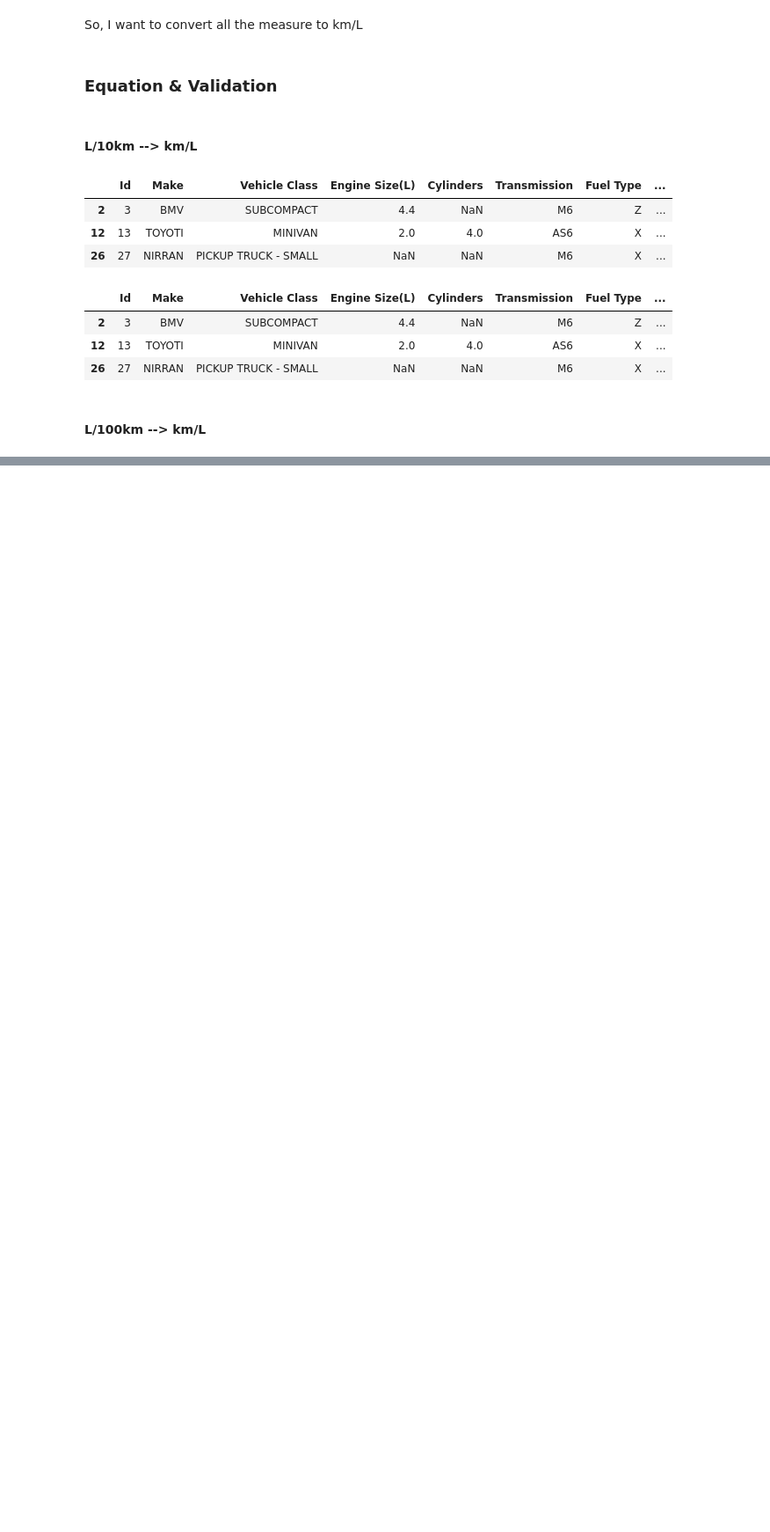
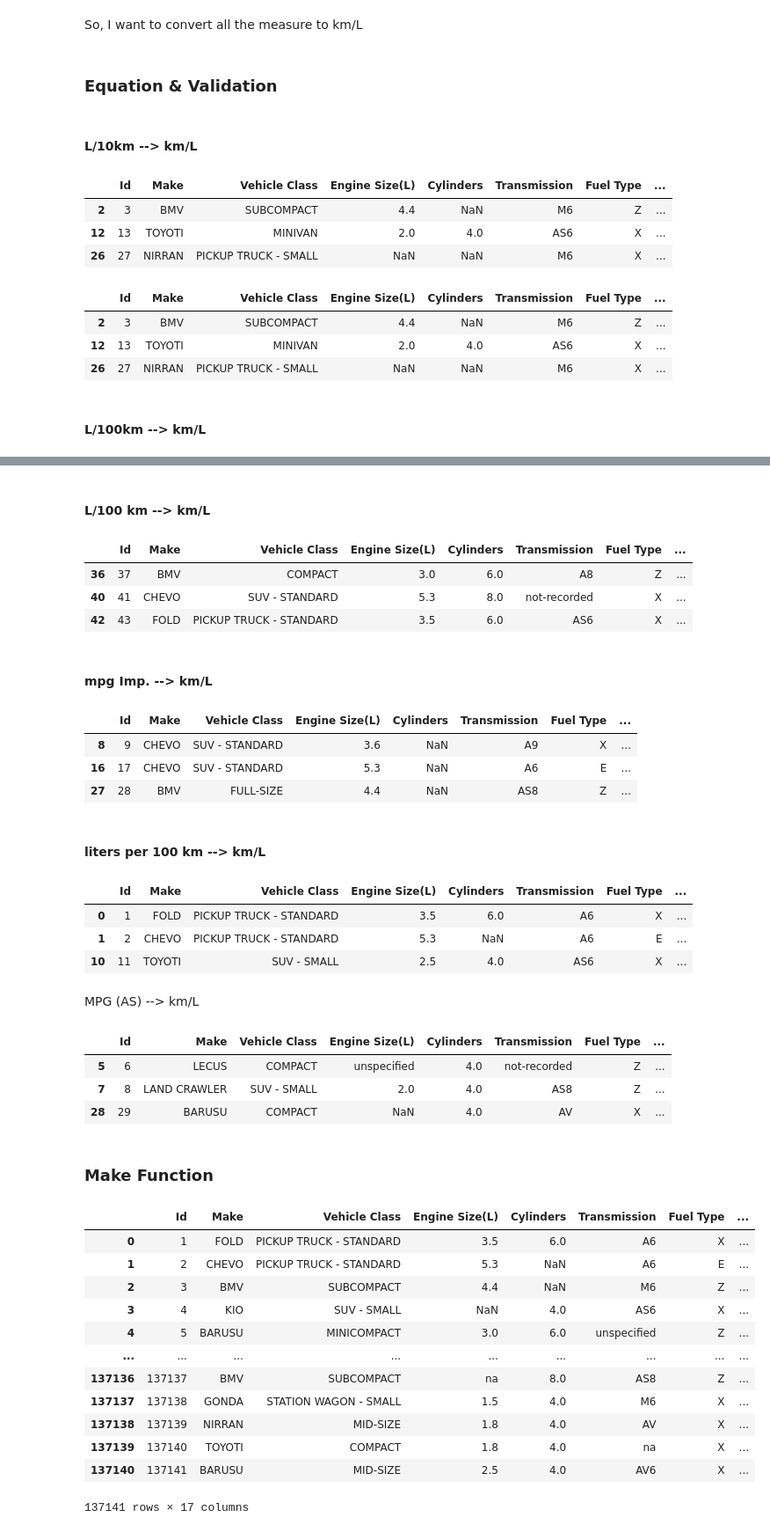
Before and after one commit to radyadhewa/Kaggle-Data-Slayer-2023, a Jupyter notebook: data-slayer.ipynb, the cells around one changed output, grey strips where cells are left out. Shown: that part at 88% size. Cells and saved outputs as stored; diff of their text form; code cells hidden in the pictures; blank space fills up the shorter version.

Commit message:
Add Function to Standardize Unit Measure

```diff
--- a/data-slayer.ipynb
+++ b/data-slayer.ipynb
@@ -298,0 +320,68 @@ df_checking[df_checking['MeasureUnit_FuelCity'] == 'L/10km'].head(3)
+# %% [markdown]
+#### L/100 km --> km/L
+# %%
+df_checking['numeric_FuelCity'] = np.where(df_train['MeasureUnit_FuelCity'] == 'L/100 km', 100 / df_train['numeric_FuelCity'], df_train['numeric_FuelCity'])
+df_checking[df_checking['MeasureUnit_FuelCity'] == 'L/100 km'].head(3)
+# %% [output]
+|  | Id | Make | Vehicle Class | Engine Size(L) | Cylinders | Transmission | Fuel Type | ... |
+| 36 | 37 | BMV | COMPACT | 3.0 | 6.0 | A8 | Z | ... |
+| 40 | 41 | CHEVO | SUV - STANDARD | 5.3 | 8.0 | not-recorded | X | ... |
+| 42 | 43 | FOLD | PICKUP TRUCK - STANDARD | 3.5 | 6.0 | AS6 | X | ... |
+# %% [markdown]
+#### mpg Imp. --> km/L
+# %%
+df_checking['numeric_FuelCity'] = np.where(df_train['MeasureUnit_FuelCity'] == 'mpg Imp.', 0.354006 * df_train['numeric_FuelCity'], df_train['numeric_FuelCity'])
+df_checking[df_checking['MeasureUnit_FuelCity'] == 'mpg Imp.'].head(3)
+# %% [output]
+|  | Id | Make | Vehicle Class | Engine Size(L) | Cylinders | Transmission | Fuel Type | ... |
+| 8 | 9 | CHEVO | SUV - STANDARD | 3.6 | NaN | A9 | X | ... |
+| 16 | 17 | CHEVO | SUV - STANDARD | 5.3 | NaN | A6 | E | ... |
+| 27 | 28 | BMV | FULL-SIZE | 4.4 | NaN | AS8 | Z | ... |
+# %% [markdown]
+#### liters per 100 km --> km/L
+# %%
+df_checking['numeric_FuelCity'] = np.where(df_train['MeasureUnit_FuelCity'] == 'liters per 100 km', 100 / df_train['numeric_FuelCity'], df_train['numeric_FuelCity'])
+df_checking[df_checking['MeasureUnit_FuelCity'] == 'liters per 100 km'].head(3)
+# %% [output]
+|  | Id | Make | Vehicle Class | Engine Size(L) | Cylinders | Transmission | Fuel Type | ... |
+| 0 | 1 | FOLD | PICKUP TRUCK - STANDARD | 3.5 | 6.0 | A6 | X | ... |
+| 1 | 2 | CHEVO | PICKUP TRUCK - STANDARD | 5.3 | NaN | A6 | E | ... |
+| 10 | 11 | TOYOTI | SUV - SMALL | 2.5 | 4.0 | AS6 | X | ... |
+# %% [markdown]
+MPG (AS) --> km/L
+# %%
+df_checking['numeric_FuelCity'] = np.where(df_train['MeasureUnit_FuelCity'] == 'MPG (AS)', 0.425143707 * df_train['numeric_FuelCity'], df_train['numeric_FuelCity'])
+df_checking[df_checking['MeasureUnit_FuelCity'] == 'MPG (AS)'].head(3)
+# %% [output]
+|  | Id | Make | Vehicle Class | Engine Size(L) | Cylinders | Transmission | Fuel Type | ... |
+| 5 | 6 | LECUS | COMPACT | unspecified | 4.0 | not-recorded | Z | ... |
+| 7 | 8 | LAND CRAWLER | SUV - SMALL | 2.0 | 4.0 | AS8 | Z | ... |
+| 28 | 29 | BARUSU | COMPACT | NaN | 4.0 | AV | X | ... |
+# %% [markdown]
+### Make Function
+# %%
+def StandardizeUnitMeasure_City(data):
+    data['numeric_FuelCity'] = np.where(data['MeasureUnit_FuelCity'] == 'L/10km', 10 / data['numeric_FuelCity'], data['numeric_FuelCity'])
+    data['numeric_FuelCity'] = np.where(data['MeasureUnit_FuelCity'] == 'L/100km', 100 / data['numeric_FuelCity'], data['numeric_FuelCity'])
+    data['numeric_FuelCity'] = np.where(data['MeasureUnit_FuelCity'] == 'L/100 km', 100 / data['numeric_FuelCity'], data['numeric_FuelCity'])
+    data['numeric_FuelCity'] = np.where(data['MeasureUnit_FuelCity'] == 'mpg Imp.', 0.354006 * data['numeric_FuelCity'], data['numeric_FuelCity'])
+    data['numeric_FuelCity'] = np.where(data['MeasureUnit_FuelCity'] == 'liters per 100 km', 100 / data['numeric_FuelCity'], data['numeric_FuelCity'])
+    data['numeric_FuelCity'] = np.where(data['MeasureUnit_FuelCity'] == 'MPG (AS)', 0.425143707 * data['numeric_FuelCity'], data['numeric_FuelCity'])
+
+    return data
+# %%
+StandardizeUnitMeasure_City(df_train)
+# %% [output]
+|  | Id | Make | Vehicle Class | Engine Size(L) | Cylinders | Transmission | Fuel Type | ... |
+| 0 | 1 | FOLD | PICKUP TRUCK - STANDARD | 3.5 | 6.0 | A6 | X | ... |
+| 1 | 2 | CHEVO | PICKUP TRUCK - STANDARD | 5.3 | NaN | A6 | E | ... |
+| 2 | 3 | BMV | SUBCOMPACT | 4.4 | NaN | M6 | Z | ... |
+| 3 | 4 | KIO | SUV - SMALL | NaN | 4.0 | AS6 | X | ... |
+| 4 | 5 | BARUSU | MINICOMPACT | 3.0 | 6.0 | unspecified | Z | ... |
+| ... | ... | ... | ... | ... | ... | ... | ... | ... |
+| 137136 | 137137 | BMV | SUBCOMPACT | na | 8.0 | AS8 | Z | ... |
+| 137137 | 137138 | GONDA | STATION WAGON - SMALL | 1.5 | 4.0 | M6 | X | ... |
+| 137138 | 137139 | NIRRAN | MID-SIZE | 1.8 | 4.0 | AV | X | ... |
+| 137139 | 137140 | TOYOTI | COMPACT | 1.8 | 4.0 | na | X | ... |
+| 137140 | 137141 | BARUSU | MID-SIZE | 2.5 | 4.0 | AV6 | X | ... |
+137141 rows × 17 columns
```
Also changed, not shown: parts of 5 cells of this notebook, 1 other file.
